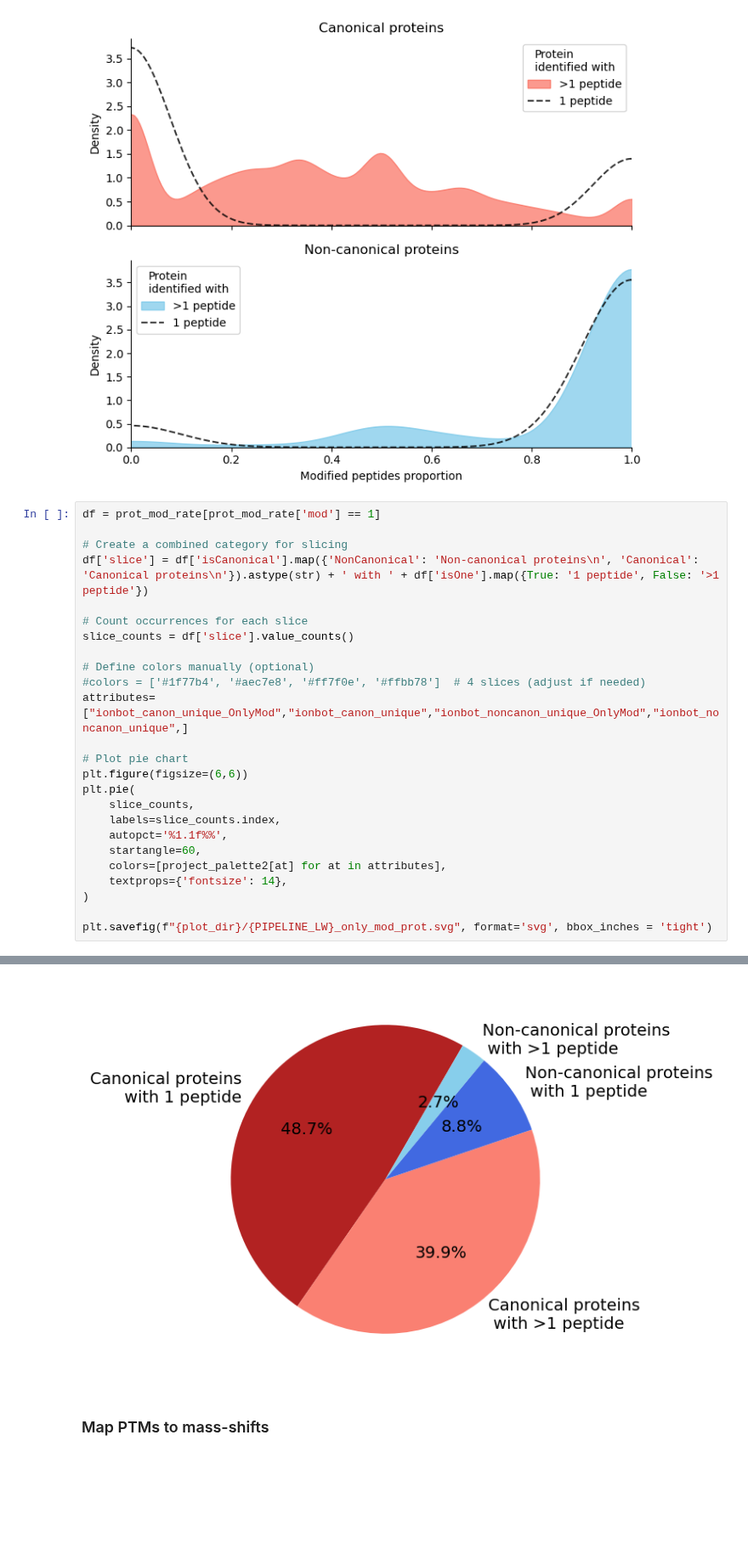
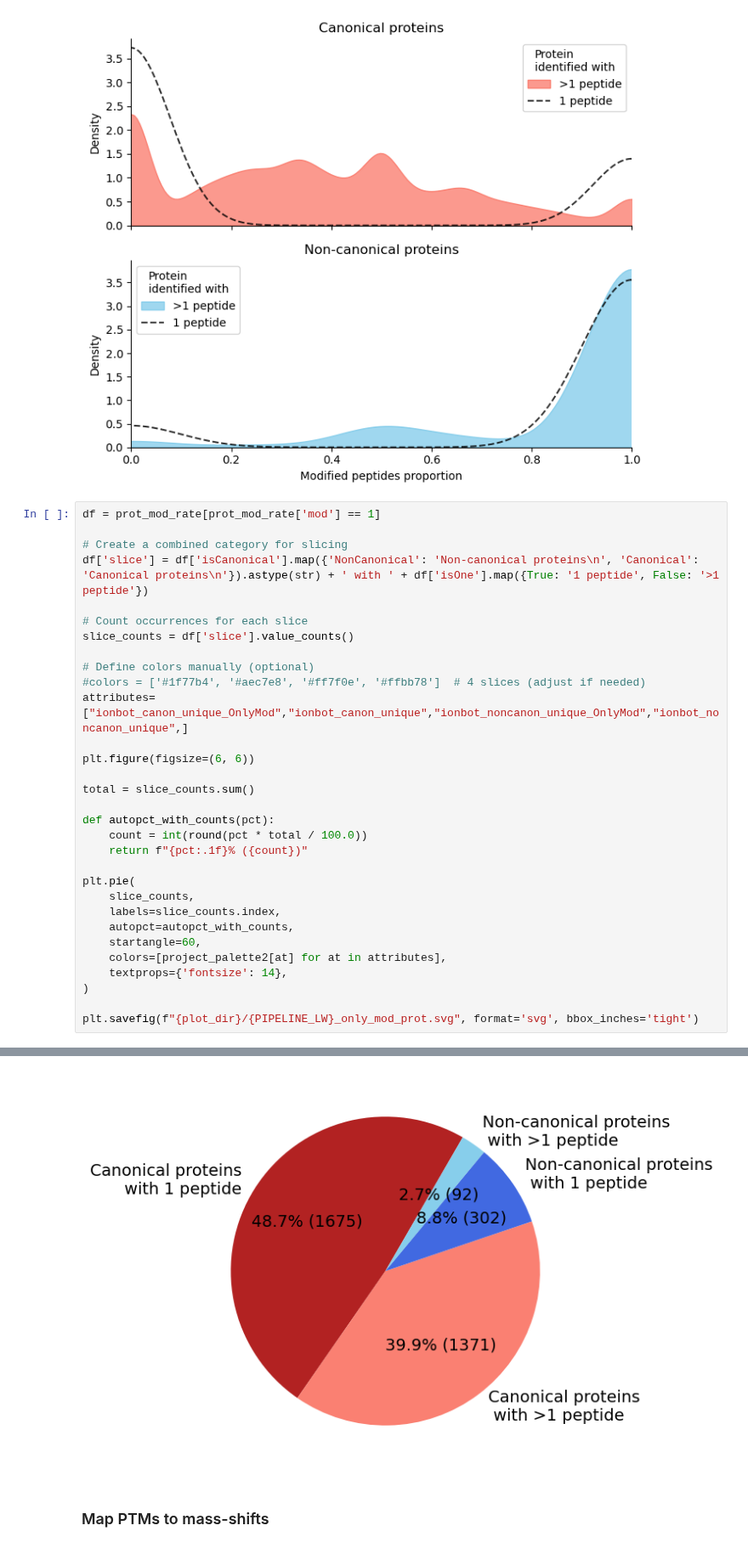
Before and after one commit to CompOmics/oui-discovery, a Jupyter notebook: oui-discovery-vv/explore-1-ionbot-open-2-stats.ipynb, the cells around one changed output, grey strips where cells are left out. Shown at 85% size. Cells and saved outputs as stored; diff of their text form; blank space fills up the shorter version.

```diff
--- a/oui-discovery-vv/explore-1-ionbot-open-2-stats.ipynb
+++ b/oui-discovery-vv/explore-1-ionbot-open-2-stats.ipynb
@@ -805,35 +805,41 @@ plt.savefig(f"{plot_dir}/{PIPELINE_LW}_mod_pep_per_prot.svg", format='svg', bbox
 # %%
 df = prot_mod_rate[prot_mod_rate['mod'] == 1]
 
 # Create a combined category for slicing
 df['slice'] = df['isCanonical'].map({'NonCanonical': 'Non-canonical proteins\n', 'Canonical': 'Canonical proteins\n'}).astype(str) + ' with ' + df['isOne'].map({True: '1 peptide', False: '>1 peptide'})
 
 # Count occurrences for each slice
 slice_counts = df['slice'].value_counts()
 
 # Define colors manually (optional)
 #colors = ['#1f77b4', '#aec7e8', '#ff7f0e', '#ffbb78']  # 4 slices (adjust if needed)
 attributes=["ionbot_canon_unique_OnlyMod","ionbot_canon_unique","ionbot_noncanon_unique_OnlyMod","ionbot_noncanon_unique",]
 
-# Plot pie chart
-plt.figure(figsize=(6,6))
+plt.figure(figsize=(6, 6))
+
+total = slice_counts.sum()
+
+def autopct_with_counts(pct):
+    count = int(round(pct * total / 100.0))
+    return f"{pct:.1f}% ({count})"
+
 plt.pie(
     slice_counts,
     labels=slice_counts.index,
-    autopct='%1.1f%%',
+    autopct=autopct_with_counts,
     startangle=60,
     colors=[project_palette2[at] for at in attributes],
     textprops={'fontsize': 14},
 )
 
-plt.savefig(f"{plot_dir}/{PIPELINE_LW}_only_mod_prot.svg", format='svg', bbox_inches = 'tight')
+plt.savefig(f"{plot_dir}/{PIPELINE_LW}_only_mod_prot.svg", format='svg', bbox_inches='tight')
 # %% [output]
 A value is trying to be set on a copy of a slice from a DataFrame.
 Try using .loc[row_indexer,col_indexer] = value instead
 
 See the caveats in the documentation: https://pandas.pydata.org/pandas-docs/stable/user_guide/indexing.html#returning-a-view-versus-a-copy
   df['slice'] = df['isCanonical'].map({'NonCanonical': 'Non-canonical proteins\n', 'Canonical': 'Canonical proteins\n'}).astype(str) + ' with ' + df['isOne'].map({True: '1 peptide', False: '>1 peptide ...
-[figure, old version]
+[figure, new version]
 # %% [markdown]
 ### Map PTMs to mass-shifts
 # %% [markdown]
```
Also changed, not shown: parts of 1 cell of this notebook, 32 other files.
